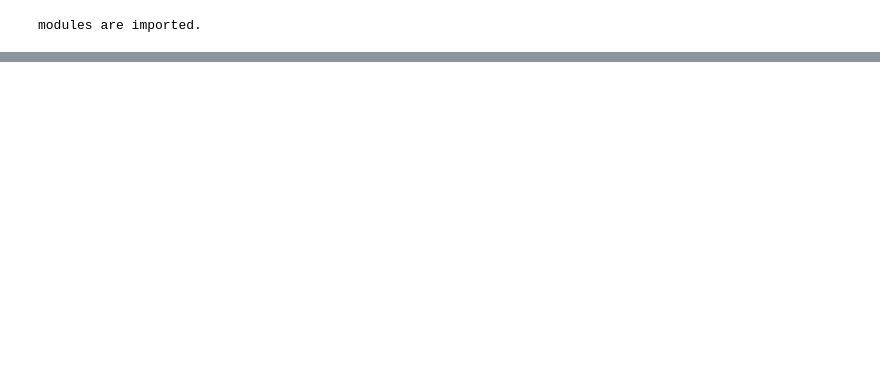
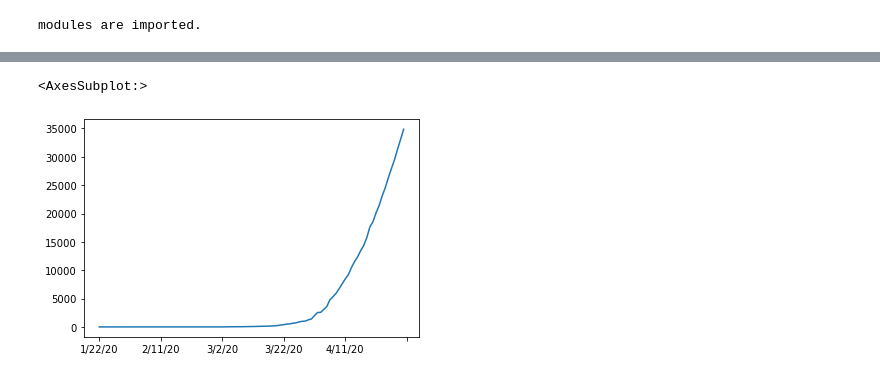
Before and after one commit to Ssuman394/Impact_Alalysis_of_Covid-19, a Jupyter notebook: Impact_Alalysis_of_Covid-19.ipynb, the cells around one changed output, grey strips where cells are left out. Cells and saved outputs as stored; diff of their text form; code cells hidden in the pictures; blank space fills up the shorter version.

```diff
--- a/Impact_Alalysis_of_Covid-19.ipynb
+++ b/Impact_Alalysis_of_Covid-19.ipynb
@@ -34,0 +74,5 @@ df.head(10)
+# %%
+corona_dataset_aggregated.loc['India'].plot()
+# %% [output]
+<AxesSubplot:>
+[figure, added]
```
Also changed, not shown: parts of 21 cells of this notebook.
